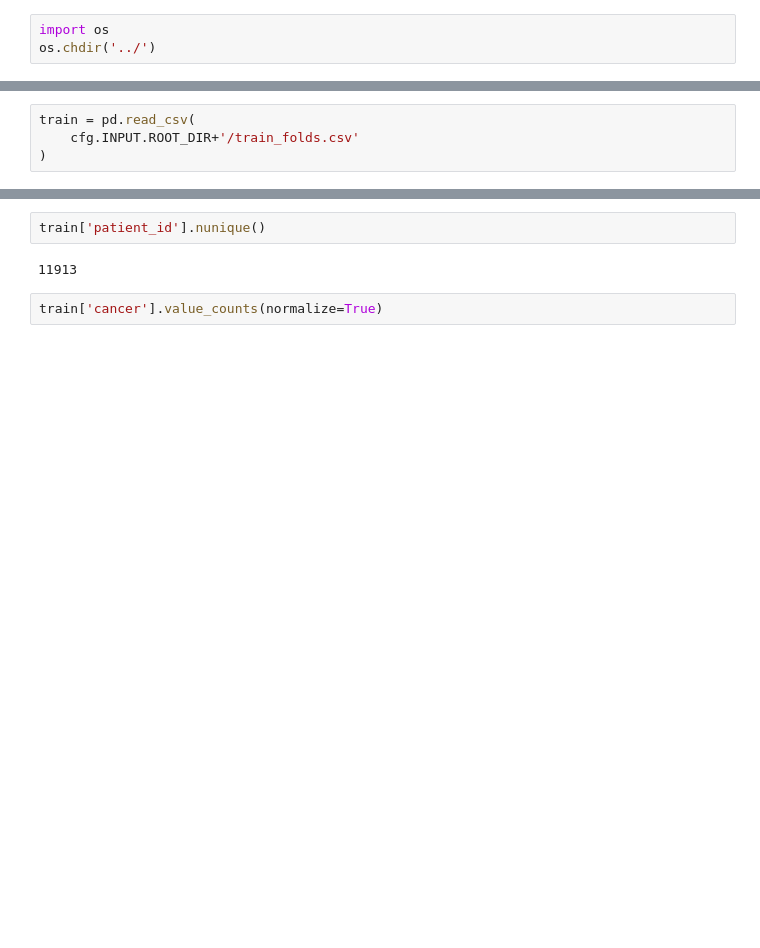
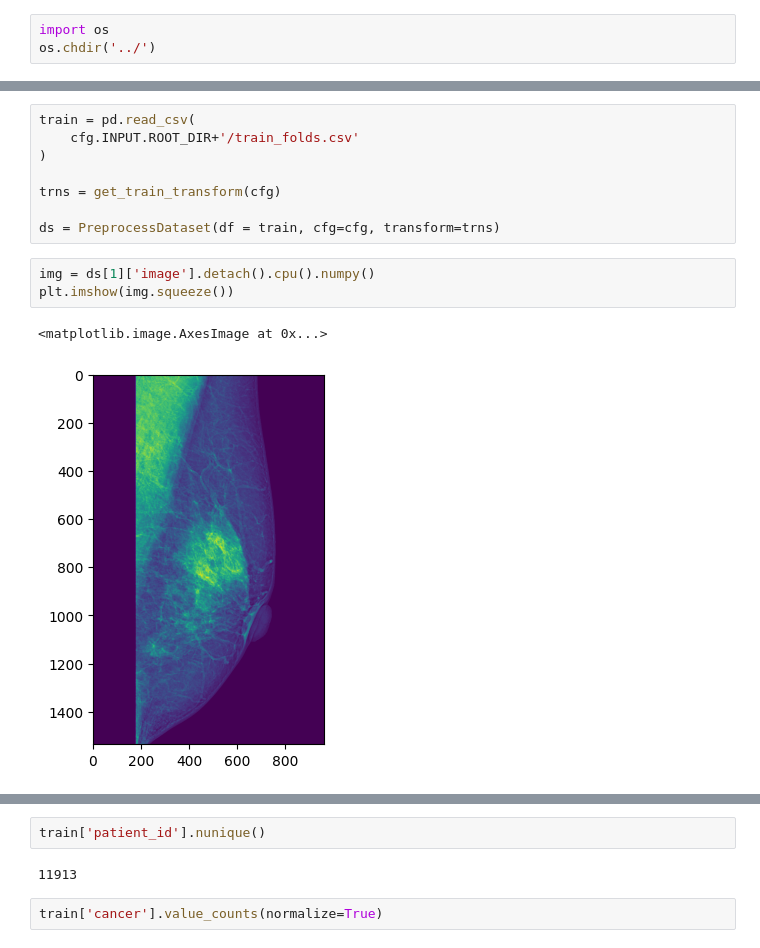
Before and after one commit to gmomb/rnsa-mammo-kaggle, a Jupyter notebook: notebooks/starter.ipynb, the cells around one changed output, grey strips where cells are left out. Saved outputs shown, nothing was run; the diff lists cells and outputs as text; blank space fills up the shorter version.

```diff
--- a/notebooks/starter.ipynb
+++ b/notebooks/starter.ipynb
@@ -19,6 +93,16 @@ pd.options.display.max_rows = 1000
 train = pd.read_csv(
     cfg.INPUT.ROOT_DIR+'/train_folds.csv'
 )
+
+trns = get_train_transform(cfg)
+
+ds = PreprocessDataset(df = train, cfg=cfg, transform=trns)
+# %%
+img = ds[1]['image'].detach().cpu().numpy()
+plt.imshow(img.squeeze())
+# %% [output]
+<matplotlib.image.AxesImage at 0x...>
+[figure, added]
 # %%
 train[train['patient_id'] == 5]
 # %% [output]
```
Also changed, not shown: parts of 8 cells of this notebook, 14 other files.
